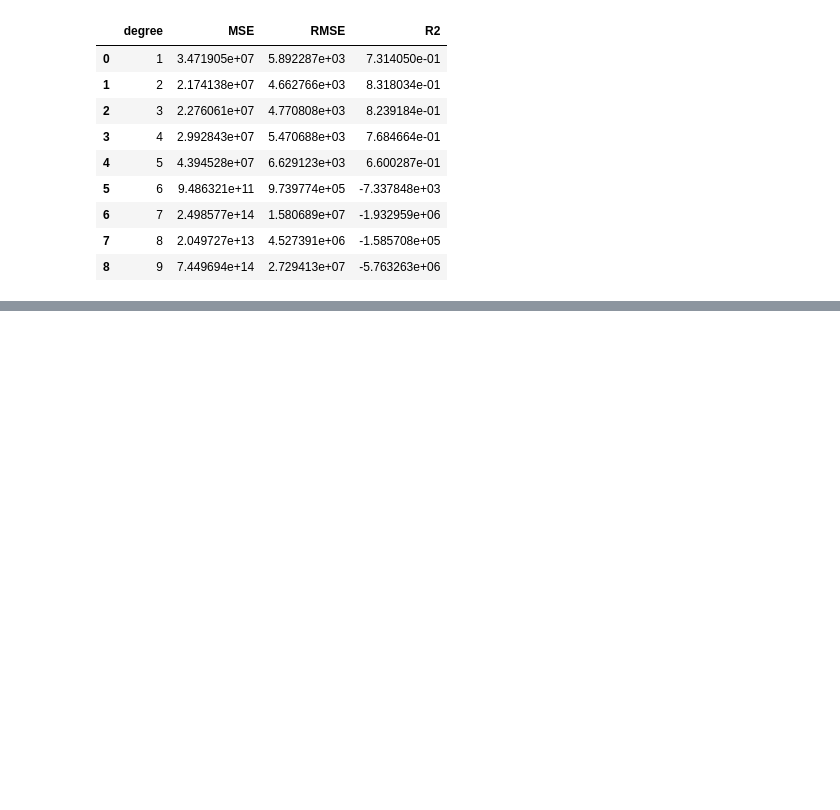
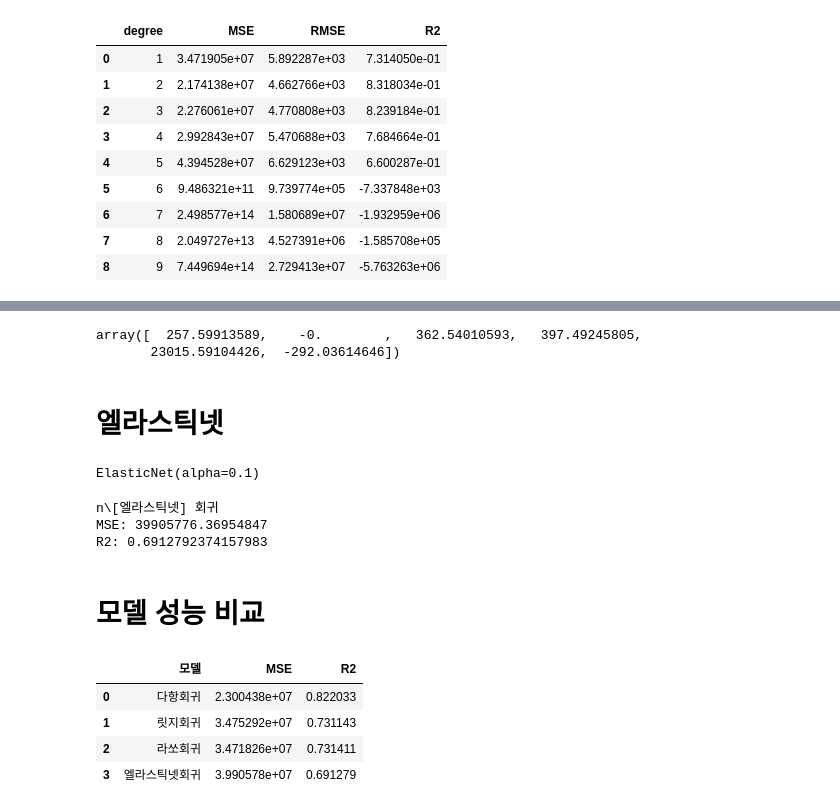
Before and after one commit to hongsh2003/hipython_rep, a Jupyter notebook: 38_보험료예측모델.ipynb, the cells around one changed output, grey strips where cells are left out. Drawn from its saved outputs; the diff is of its cells as text; code cells hidden in the pictures; blank space fills up the shorter version.

```diff
--- a/38_보험료예측모델.ipynb
+++ b/38_보험료예측모델.ipynb
@@ -337,0 +416,7 @@ pd.DataFrame(results)
+# %%
+from sklearn.linear_model import RidgeCV, LassoCV
+alphas = [0.001, 0.01, 0.1, 1, 10, 100]
+lasso_cv = LassoCV(alphas = alphas, cv = 5, max_iter=10000)
+# %%
+lasso_cv.fit(X_train, y_train)
+lasso_preds = lasso_cv.predict(X_test)
@@ -337,0 +438,44 @@ pd.DataFrame(results)
+# %%
+lasso_cv.coef_
+# %% [output]
+array([  257.59913589,    -0.        ,   362.54010593,   397.49245805,
+       23015.59104426,  -292.03614646])
+# %% [markdown]
+# 엘라스틱넷
+# %%
+enet = ElasticNet(alpha = 0.1, l1_ratio = 0.5)
+enet.fit(X_train, y_train)
+# %% [output]
+ElasticNet(alpha=0.1)
+# %%
+enet_pred = enet.predict(X_test)
+print('n\[엘라스틱넷] 회귀')
+print('MSE:', mean_squared_error(y_test, enet_pred))
+print('R2:', r2_score(y_test, enet_pred))
+# %% [output]
+n\[엘라스틱넷] 회귀
+MSE: 39905776.36954847
+R2: 0.6912792374157983
+# %% [markdown]
+# 모델 성능 비교
+# %%
+results = pd.DataFrame({
+    '모델': ['다항회귀', '릿지회귀', '라쏘회귀', '엘라스틱넷회귀'],
+    'MSE': [mean_squared_error(y_test, pred_poly),
+            mean_squared_error(y_test, pred_ridge),
+            mean_squared_error(y_test, pred_lasso),
+            mean_squared_error(y_test, enet_pred)
+    ],
+    'R2': [r2_score(y_test, pred_poly),
+           r2_score(y_test, pred_ridge),
+           r2_score(y_test, pred_lasso),
+           r2_score(y_test, enet_pred),]
+})
+
+results
+# %% [output]
+|  | 모델 | MSE | R2 |
+| 0 | 다항회귀 | 2.300438e+07 | 0.822033 |
+| 1 | 릿지회귀 | 3.475292e+07 | 0.731143 |
+| 2 | 라쏘회귀 | 3.471826e+07 | 0.731411 |
+| 3 | 엘라스틱넷회귀 | 3.990578e+07 | 0.691279 |
```
Also changed, not shown: parts of 16 cells of this notebook.
